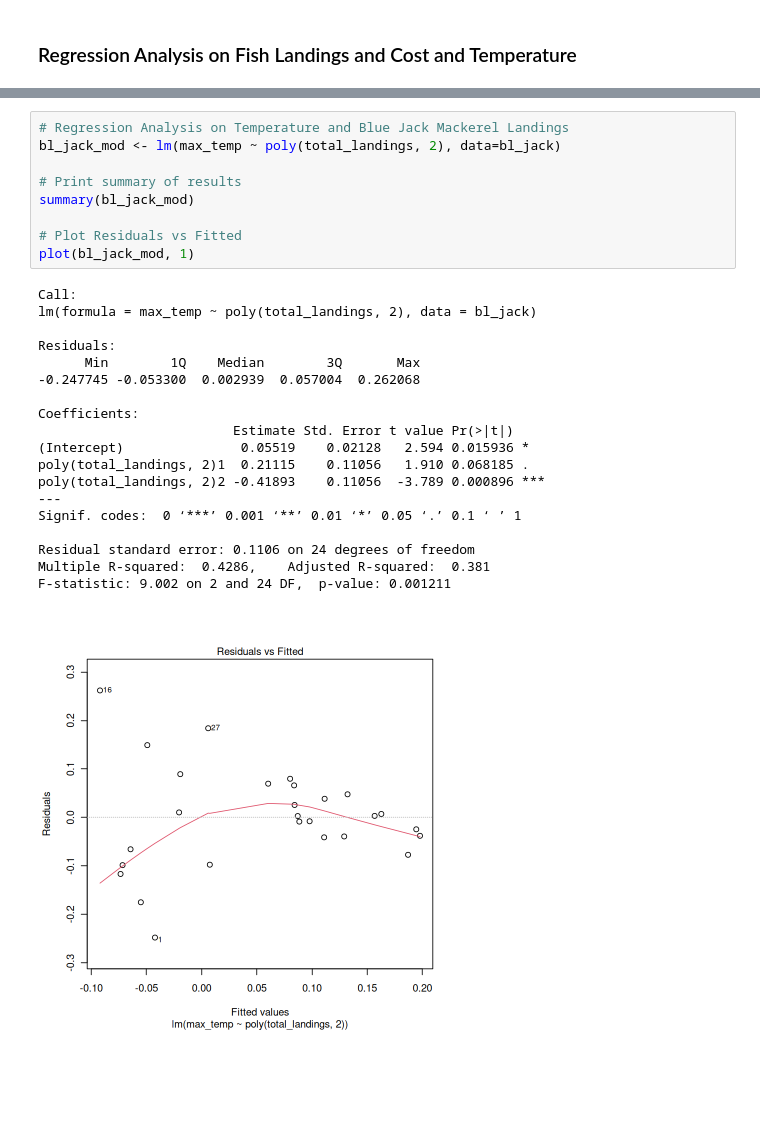
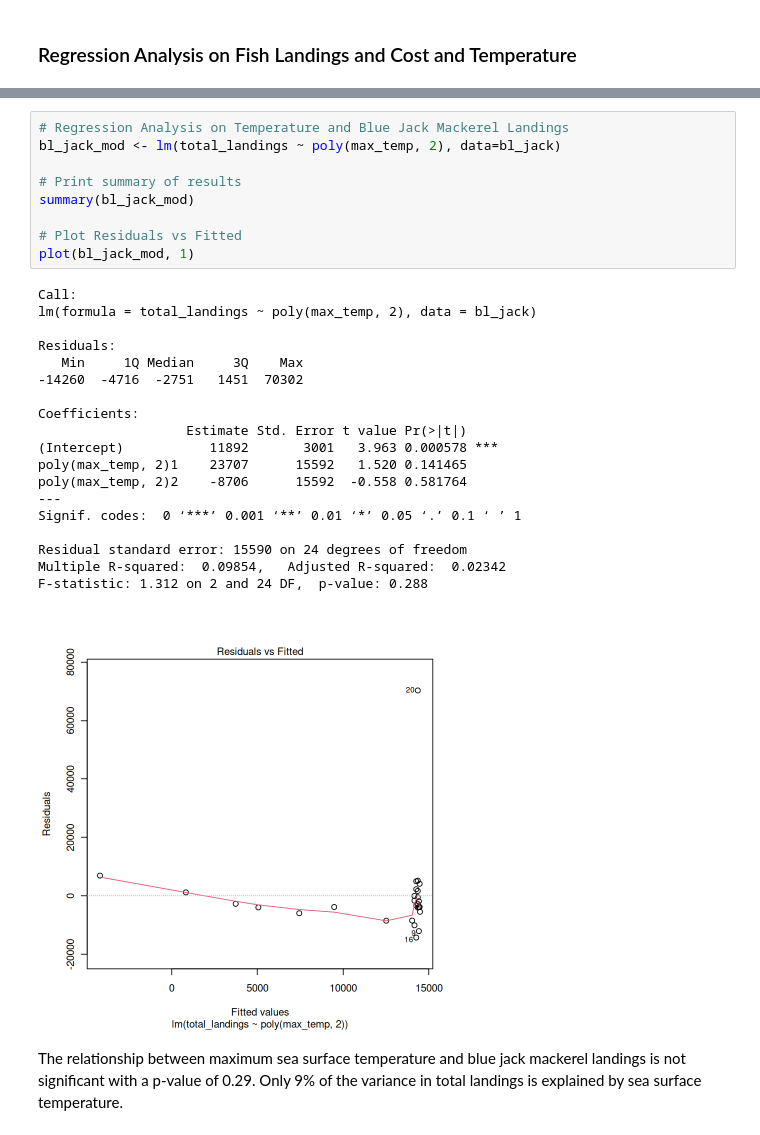
Before and after one commit to daisychu12/pt-fisheries-climate-change, a Jupyter notebook: analysis/data-analysis-and-results.ipynb, the cells around one changed output, grey strips where cells are left out. Saved outputs shown, nothing was run; the diff lists cells and outputs as text; blank space fills up the shorter version.

```diff
--- a/analysis/data-analysis-and-results.ipynb
+++ b/analysis/data-analysis-and-results.ipynb
@@ -181,31 +183,33 @@ F-statistic: 6.518 on 2 and 24 DF,  p-value: 0.005482
 # %%
 # Regression Analysis on Temperature and Blue Jack Mackerel Landings
-bl_jack_mod <- lm(max_temp ~ poly(total_landings, 2), data=bl_jack)
+bl_jack_mod <- lm(total_landings ~ poly(max_temp, 2), data=bl_jack)
 
 # Print summary of results
 summary(bl_jack_mod)
 
 # Plot Residuals vs Fitted
 plot(bl_jack_mod, 1)
 # %% [output]
 Call:
-lm(formula = max_temp ~ poly(total_landings, 2), data = bl_jack)
+lm(formula = total_landings ~ poly(max_temp, 2), data = bl_jack)
 
 Residuals:
-      Min        1Q    Median        3Q       Max
--0.247745 -0.053300  0.002939  0.057004  0.262068
+   Min     1Q Median     3Q    Max
+-14260  -4716  -2751   1451  70302
 
 Coefficients:
-                         Estimate Std. Error t value Pr(>|t|)
-(Intercept)               0.05519    0.02128   2.594 0.015936 *
-poly(total_landings, 2)1  0.21115    0.11056   1.910 0.068185 .
-poly(total_landings, 2)2 -0.41893    0.11056  -3.789 0.000896 ***
+                   Estimate Std. Error t value Pr(>|t|)
+(Intercept)           11892       3001   3.963 0.000578 ***
+poly(max_temp, 2)1    23707      15592   1.520 0.141465
+poly(max_temp, 2)2    -8706      15592  -0.558 0.581764
 ---
 Signif. codes:  0 ‘***’ 0.001 ‘**’ 0.01 ‘*’ 0.05 ‘.’ 0.1 ‘ ’ 1
 
-Residual standard error: 0.1106 on 24 degrees of freedom
-Multiple R-squared:  0.4286,    Adjusted R-squared:  0.381
-F-statistic: 9.002 on 2 and 24 DF,  p-value: 0.001211
+Residual standard error: 15590 on 24 degrees of freedom
+Multiple R-squared:  0.09854,   Adjusted R-squared:  0.02342
+F-statistic: 1.312 on 2 and 24 DF,  p-value: 0.288
-[figure, old version]
+[figure, new version]
+# %% [markdown]
+The relationship between maximum sea surface temperature and blue jack mackerel landings is not significant with a p-value of 0.29. Only 9% of the variance in total landings is explained by sea surface temperature.
 # %%
 # Regression Analysis on Temperature and Atlantic Horse Mackerel Landings
```
Also changed, not shown: parts of 22 cells of this notebook, 8 other files.
